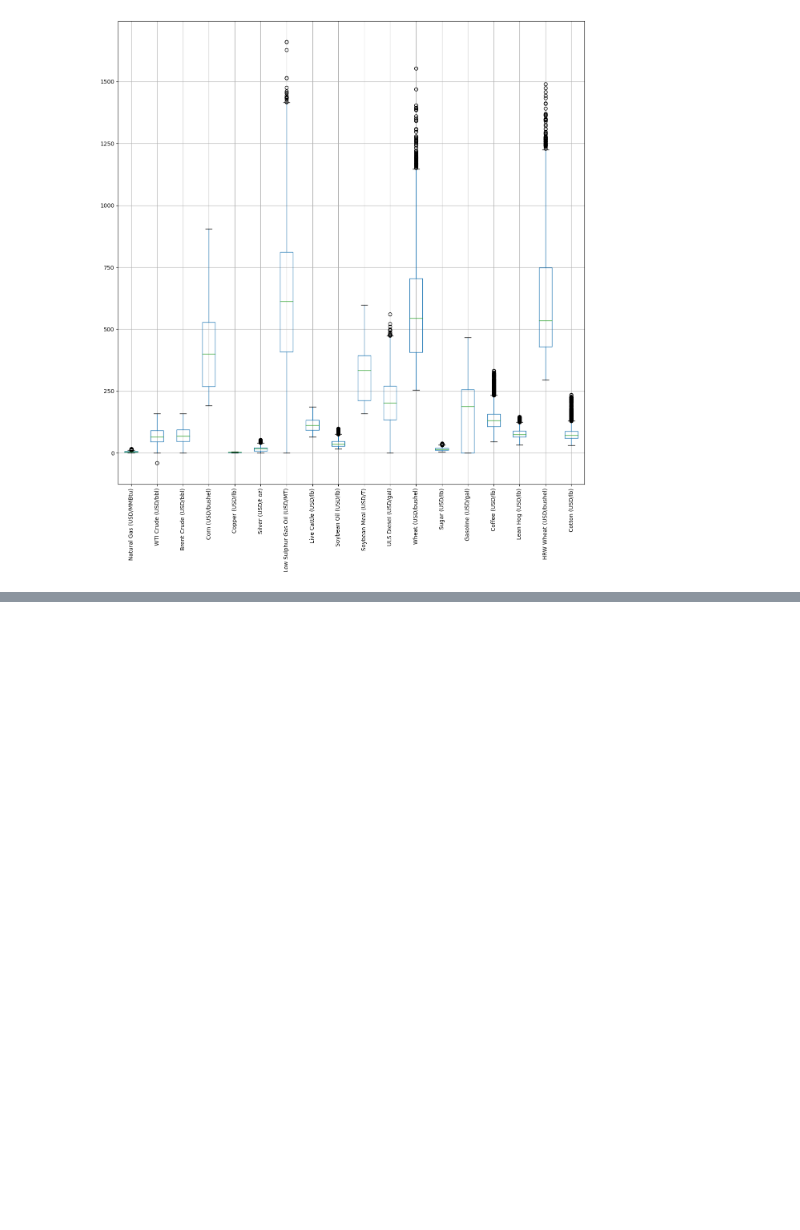
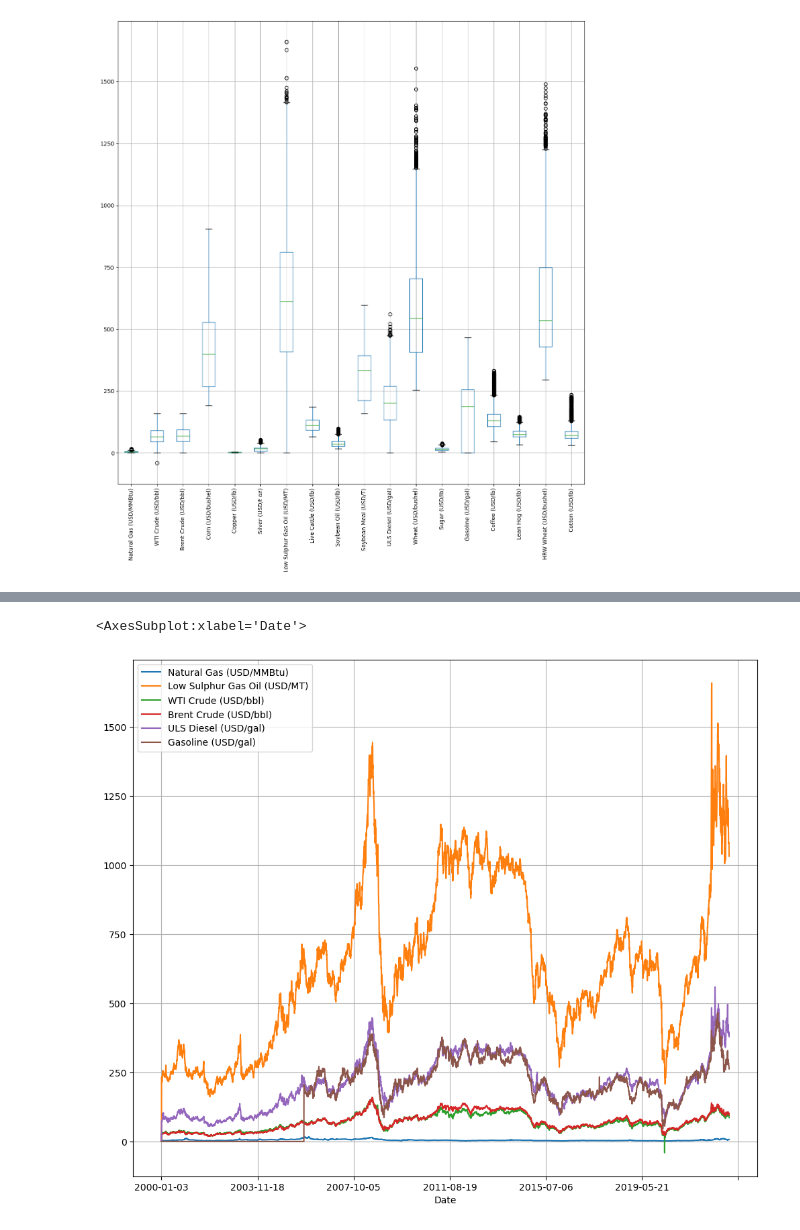
Before and after one commit to dylanmcgullam/Group-Project-1, a Jupyter notebook: commodities.ipynb, the cells around one changed output, grey strips where cells are left out. Drawn from its saved outputs; the diff is of its cells as text; code cells hidden in the pictures; blank space fills up the shorter version.

```diff
--- a/commodities.ipynb
+++ b/commodities.ipynb
@@ -118,0 +176,5 @@ usd_commodities.drop(["Nickel (USD/MT)","Gold (USD/t oz)","Soybeans (USD/bushel)
+# %%
+energy.plot.line(figsize=(12,10), grid=True)
+# %% [output]
+<AxesSubplot:xlabel='Date'>
+[figure, added]
```
Also changed, not shown: parts of 6 cells of this notebook.
